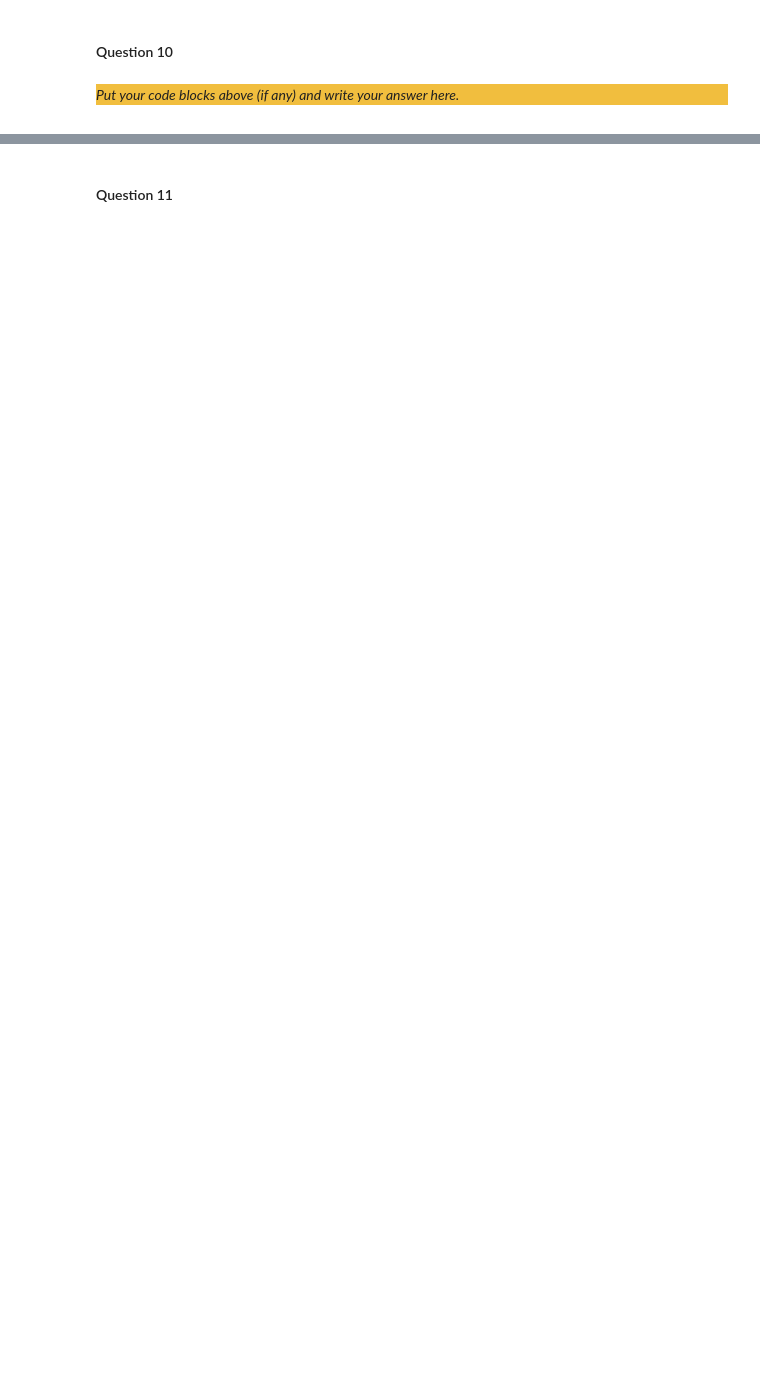
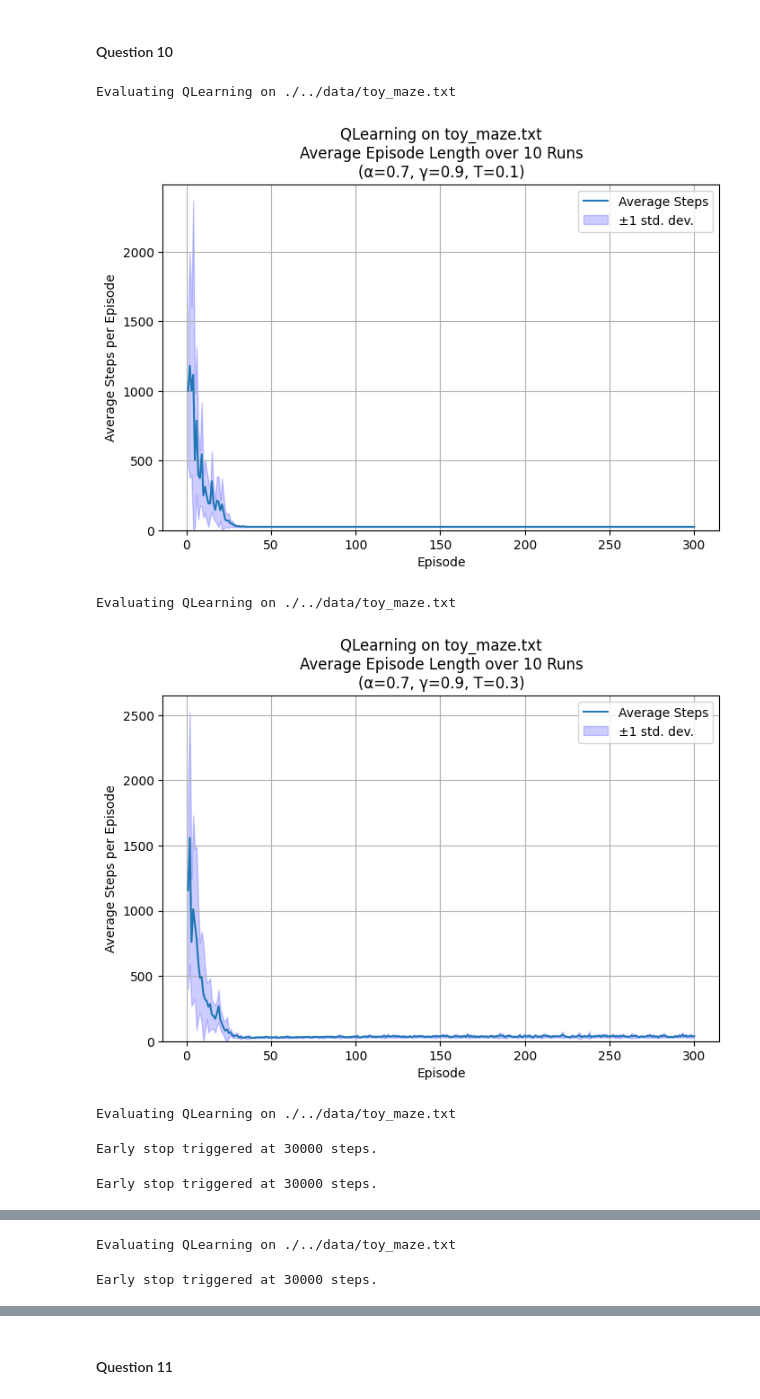
Before and after one commit to luca23bledea/CI_assignment3, a Jupyter notebook: src/Main.ipynb, the cells around one changed output, grey strips where cells are left out. Saved outputs shown, nothing was run; the diff lists cells and outputs as text; code cells hidden in the pictures; blank space fills up the shorter version.

```diff
--- a/src/Main.ipynb
+++ b/src/Main.ipynb
@@ -621,6 +660,16 @@ _Write your answer here._
 # %% [markdown]
 #### Question 10
-# %% [markdown]
-<div style="background-color:#f1be3e">
-
-_Put your code blocks above (if any) and write your answer here._
+# %%
+temperatures = [0.1, 0.3, 0.5, 1.0, 2.0]
+runs = 10
+
+for t in temperatures:
+    plot_running_average(mazes_to_test, algorithms, params, runs, strategy = 2, temperature=t)
+# %% [output]
+Evaluating QLearning on ./../data/toy_maze.txt
+[figure, added]
+Evaluating QLearning on ./../data/toy_maze.txt
+[figure, added]
+Evaluating QLearning on ./../data/toy_maze.txt
+Early stop triggered at 30000 steps.
+Early stop triggered at 30000 steps.
@@ -626,0 +677,2 @@ _Put your code blocks above (if any) and write your answer here._
+Evaluating QLearning on ./../data/toy_maze.txt
+Early stop triggered at 30000 steps.
```
Also changed, not shown: parts of 21 cells of this notebook, 1 other file.
